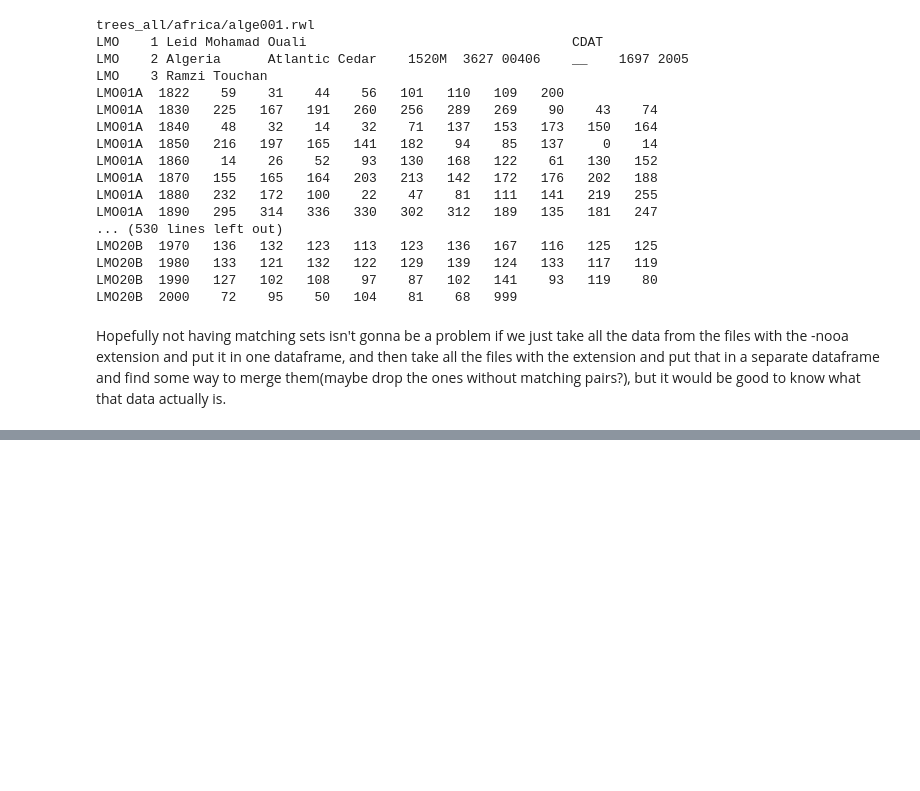
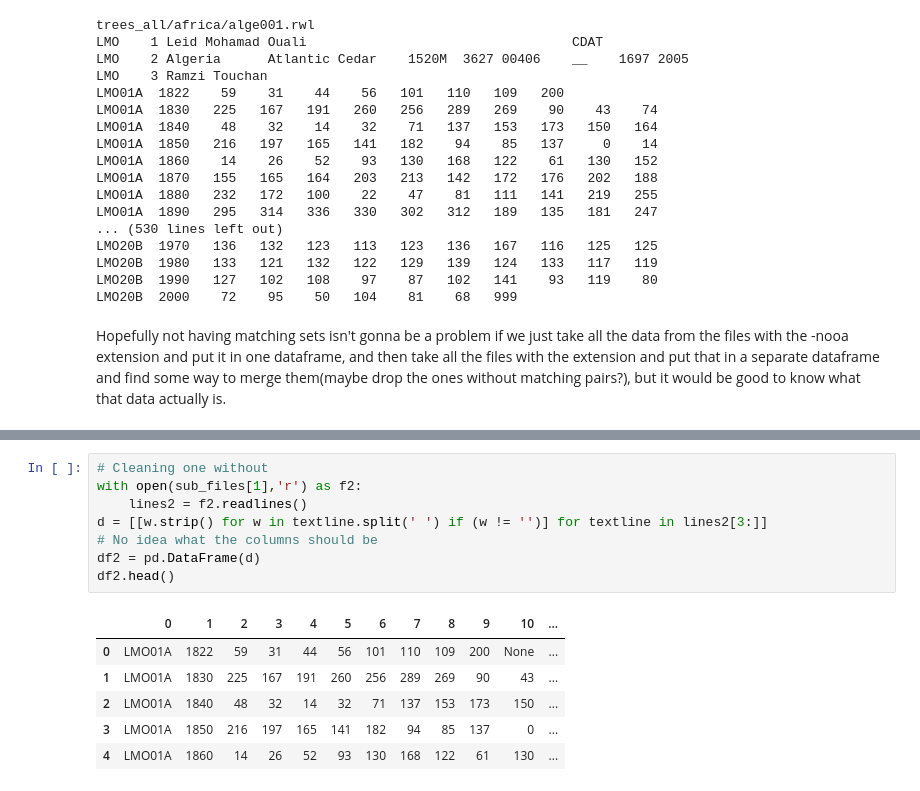
Before and after one commit to p-ai-org/p-climate, a Jupyter notebook: tree_cleaning.ipynb, the cells around one changed output, grey strips where cells are left out. Drawn from its saved outputs; the diff is of its cells as text; blank space fills up the shorter version.

Commit message:
Figuring out how to get the data into dataframes

```diff
--- a/tree_cleaning.ipynb
+++ b/tree_cleaning.ipynb
@@ -83,0 +128,15 @@ Hopefully not having matching sets isn't gonna be a problem if we just take all
+# %%
+# Cleaning one without
+with open(sub_files[1],'r') as f2:
+    lines2 = f2.readlines()
+d = [[w.strip() for w in textline.split(' ') if (w != '')] for textline in lines2[3:]]
+# No idea what the columns should be
+df2 = pd.DataFrame(d)
+df2.head()
+# %% [output]
+|  | 0 | 1 | 2 | 3 | 4 | 5 | 6 | 7 | 8 | 9 | 10 | ... |
+| 0 | LMO01A | 1822 | 59 | 31 | 44 | 56 | 101 | 110 | 109 | 200 | None | ... |
+| 1 | LMO01A | 1830 | 225 | 167 | 191 | 260 | 256 | 289 | 269 | 90 | 43 | ... |
+| 2 | LMO01A | 1840 | 48 | 32 | 14 | 32 | 71 | 137 | 153 | 173 | 150 | ... |
+| 3 | LMO01A | 1850 | 216 | 197 | 165 | 141 | 182 | 94 | 85 | 137 | 0 | ... |
+| 4 | LMO01A | 1860 | 14 | 26 | 52 | 93 | 130 | 168 | 122 | 61 | 130 | ... |
```
Also changed, not shown: parts of 5 cells of this notebook.
